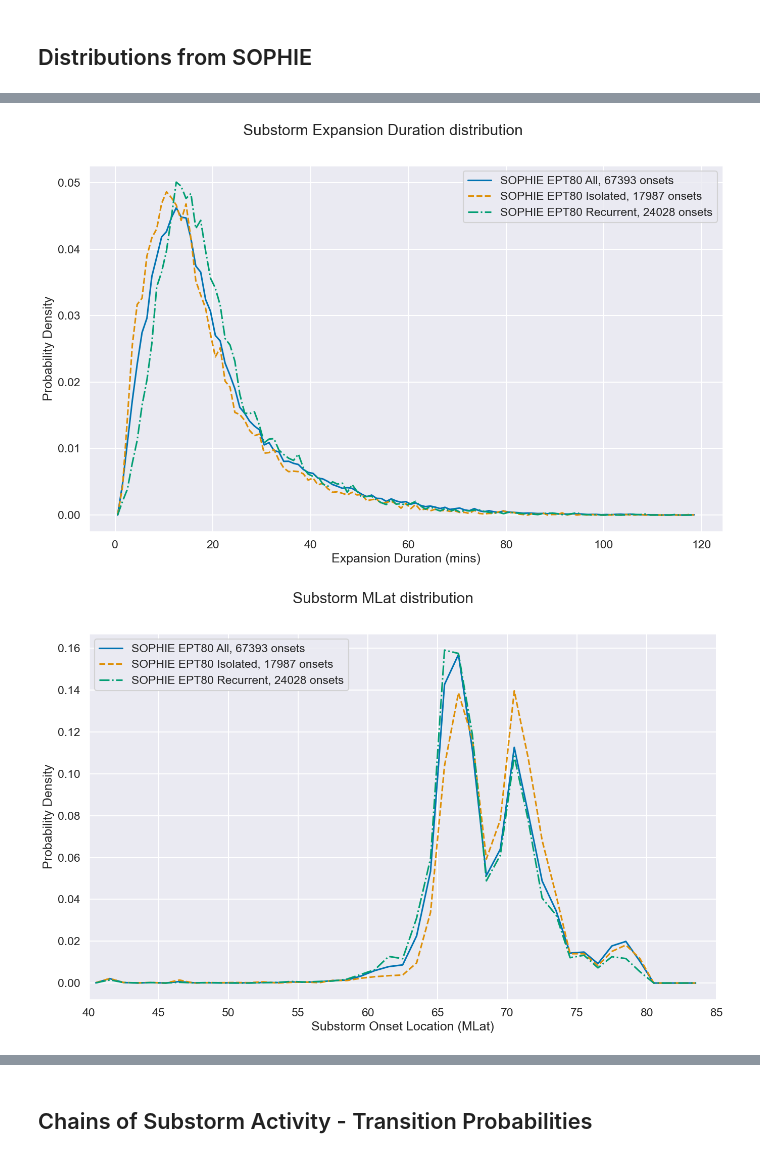
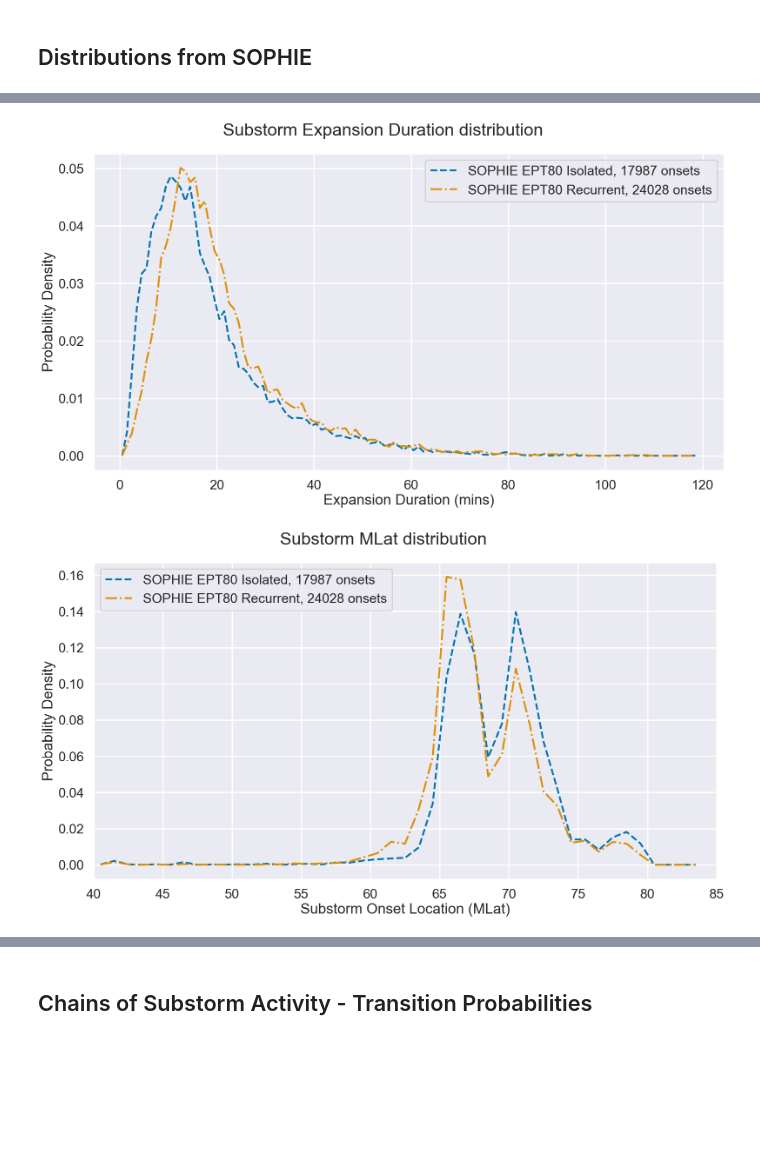
Before and after one commit to christianlao12/DP1_DP2_Project, a Jupyter notebook: substorm_type_statistics.ipynb, the cells around one changed output, grey strips where cells are left out. Cells and saved outputs as stored; diff of their text form; code cells hidden in the pictures; blank space fills up the shorter version.

```diff
--- a/substorm_type_statistics.ipynb
+++ b/substorm_type_statistics.ipynb
@@ -169,7 +169,7 @@ recoveryslice = recoveryslice[recoveryslice['Flag']==0]
 growthslice = sophieslice[sophieslice['Phase']==1]
 omnislice = omnidf[omnidf['Date_UTC'].between('1996-01-02 12:00:00','1996-01-03')]
 
-fig, ax = plt.subplots(figsize=(18,9),sharex=True)
+fig, ax = plt.subplots(figsize=(18,10),sharex=True)
 ax.plot(supermagslice['Date_UTC'], supermagslice['SML'], label='SML Index')
 ax.set_ylabel('SML (nT)')
 ax.plot([],[],color=colors[2],label='Growth Phase')
@@ -208,5 +208,5 @@ ax.set_ylim(top=25)
 ax.xaxis.set_tick_params(labelbottom=True)
 
 # fig.suptitle('SOPHIE Phases', fontsize=16)
-fig.tight_layout(pad=1)
+fig.tight_layout(pad=0.5)
 # %% [output]
@@ -256,9 +256,9 @@ labels = ["{}, {} onsets".format(labels[i],onsetnumbers[i]) for i in range(len(o
 
 lines = ['solid','dashed','dashdot']
 wts = [waitingtime_hist(i) for i in onsetlists]
-fig, axes = plt.subplots(figsize=(14,9))
+fig, axes = plt.subplots(figsize=(16,9))
 
-for i in range(len(onsetlists)):
+for i in range(1,len(onsetlists)):
     axes.plot(wts[i]['Waiting Time'],wts[i]['Density'], label=labels[i], ls=lines[i])
 
 axes.xaxis.set_minor_locator(ticker.MultipleLocator(1))
@@ -268,5 +268,5 @@ axes.grid(True,'both')
 fig.suptitle('Substorm waiting time distribution', y=1)
 # fig.legend(bbox_to_anchor=(1, .5), loc='center left')
 axes.legend(loc='upper right')
-fig.tight_layout(pad=1)
+fig.tight_layout(pad=0.5)
 # %% [output]
@@ -295,14 +295,14 @@ lines = ['solid','dashed','dashdot']
 wts = [size_hist(i) for i in onsetlists]
 fig, axes = plt.subplots(figsize=(14,9))
 
-for i in range(len(onsetlists)):
+for i in range(1,len(onsetlists)):
     axes.plot(wts[i]['Size'],wts[i]['Density'], label=labels[i],ls=lines[i])
 
 axes.set_xlabel('Substorm Size (nT)')
 axes.set_ylabel('Probability Density')
 axes.grid(True,'both')
-fig.suptitle('Substorm Size distribution', y=1)
+fig.suptitle('Substorm Size Distribution', y=1)
 # fig.legend(bbox_to_anchor=(1, .5), loc='center left')
 axes.legend(loc='upper right')
-fig.tight_layout()
+fig.tight_layout(pad=0.5)
 # %% [output]
@@ -329,9 +329,9 @@ labels = ["{}, {} onsets".format(labels[i],onsetnumbers[i]) for i in range(len(o
 
 lines = ['solid','dashed','dashdot']
 wts = [duration_hist(i) for i in onsetlists]
-fig, axes = plt.subplots(figsize=(14,9))
+fig, axes = plt.subplots(figsize=(16,9))
 
-for i in range(len(onsetlists)):
+for i in range(1,len(onsetlists)):
     axes.plot(wts[i]['Duration'],wts[i]['Density'], label=labels[i], ls=lines[i])
 
 axes.set_xlabel('Expansion Duration (mins)')
@@ -340,9 +340,9 @@ axes.grid(True,'both')
 fig.suptitle('Substorm Expansion Duration distribution', y=1)
 # fig.legend(bbox_to_anchor=(1, .5), loc='center left')
 axes.legend(loc='upper right')
-fig.tight_layout()
+fig.tight_layout(pad=0.5)
 # %% [output]
-[figure, old version]
+[figure, new version]
 # %%
 def mlat_hist(array):
     x, y = np.histogram(array['MLat'],bins=np.arange(40,85,1))
@@ -350,37 +350,37 @@ def mlat_hist(array):
     y = y[:-1]
     d = {'MLat':y,'Density':x/np.sum(x)}
     df = pd.DataFrame(d)
     return df
 
 onsetlists = [sophie80onsetdf, gergnoflag, erernoflag]
 labels = ['SOPHIE EPT80 All', 'SOPHIE EPT80 Isolated','SOPHIE EPT80 Recurrent']
 onsetnumbers = [len(i) for i in onsetlists]
 onsetnumbers[1] += len(firstgerg)
 onsetnumbers[2] += len(firster)
 means = [np.mean(i['MLat']) for i in onsetlists]
 stdevs = [np.std(i['MLat']) for i in onsetlists]
 medians = [np.median(i['MLat']) for i in onsetlists]
 # labels = ["{}, {} onsets, mean:  {:.2f}, st. dev: {:.2f}, median: {:.2f}".format(labels[i],onsetnumbers[i],means[i],stdevs[i],medians[i]) for i in range(len(onsetlists))]
 labels = ["{}, {} onsets".format(labels[i],onsetnumbers[i]) for i in range(len(onsetlists))]
 
 lines = ['solid','dashed','dashdot']
 wts = [mlat_hist(i) for i in onsetlists]
-fig, axes = plt.subplots(figsize=(14,9))
+fig, axes = plt.subplots(figsize=(16,9))
 
-for i in range(len(onsetlists)):
+for i in range(1,len(onsetlists)):
     axes.plot(wts[i]['MLat'],wts[i]['Density'], label=labels[i],ls=lines[i])
 
 
 axes.set_xlim(40,85)
 axes.set_xlabel('Substorm Onset Location (MLat)')
 axes.set_ylabel('Probability Density')
 axes.grid(True,'both')
 fig.suptitle('Substorm MLat distribution', y=1)
 # fig.legend(bbox_to_anchor=(1, .5), loc='center left')
 axes.legend(loc='upper left')
-fig.tight_layout()
+fig.tight_layout(pad=0.5)
 # %% [output]
-[figure, old version]
+[figure, new version]
 # %%
 def mlt_hist(array):
     x, y = np.histogram(array['MLT'],bins=np.arange(0,25))
```
Also changed, not shown: parts of 16 cells of this notebook.
